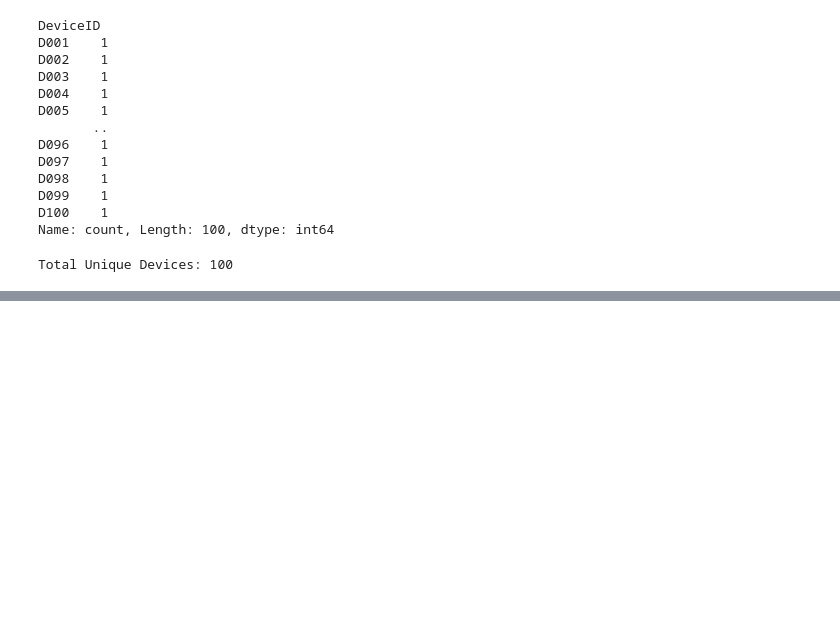
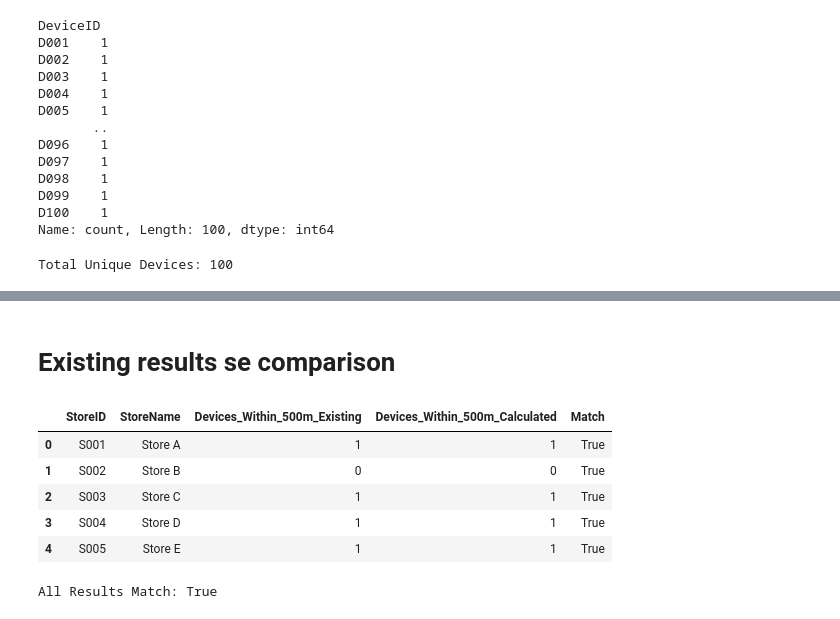
Before and after one commit to Ananyasingh0413/GeoPulse--Hyper-Local-Retail-Mobility-Analytics, a Jupyter notebook: 02_gps_data_quality_eda.ipynb, the cells around one changed output, grey strips where cells are left out. Drawn from its saved outputs; the diff is of its cells as text; code cells hidden in the pictures; blank space fills up the shorter version.

```diff
--- a/02_gps_data_quality_eda.ipynb
+++ b/02_gps_data_quality_eda.ipynb
@@ -166,0 +340,25 @@ Total Unique Devices: 100
+# %% [markdown]
+# Existing results se comparison
+# %%
+comparison = catchment.merge(
+    catchment_results,
+    on=["StoreID", "StoreName"],
+    suffixes=("_Existing", "_Calculated")
+)
+
+comparison["Match"] = (
+    comparison["Devices_Within_500m_Existing"]
+    == comparison["Devices_Within_500m_Calculated"]
+)
+
+display(comparison)
+
+print("\nAll Results Match:", comparison["Match"].all())
+# %% [output]
+|  | StoreID | StoreName | Devices_Within_500m_Existing | Devices_Within_500m_Calculated | Match |
+| 0 | S001 | Store A | 1 | 1 | True |
+| 1 | S002 | Store B | 0 | 0 | True |
+| 2 | S003 | Store C | 1 | 1 | True |
+| 3 | S004 | Store D | 1 | 1 | True |
+| 4 | S005 | Store E | 1 | 1 | True |
+All Results Match: True
```
Also changed, not shown: parts of 10 cells of this notebook, 1 other file.
